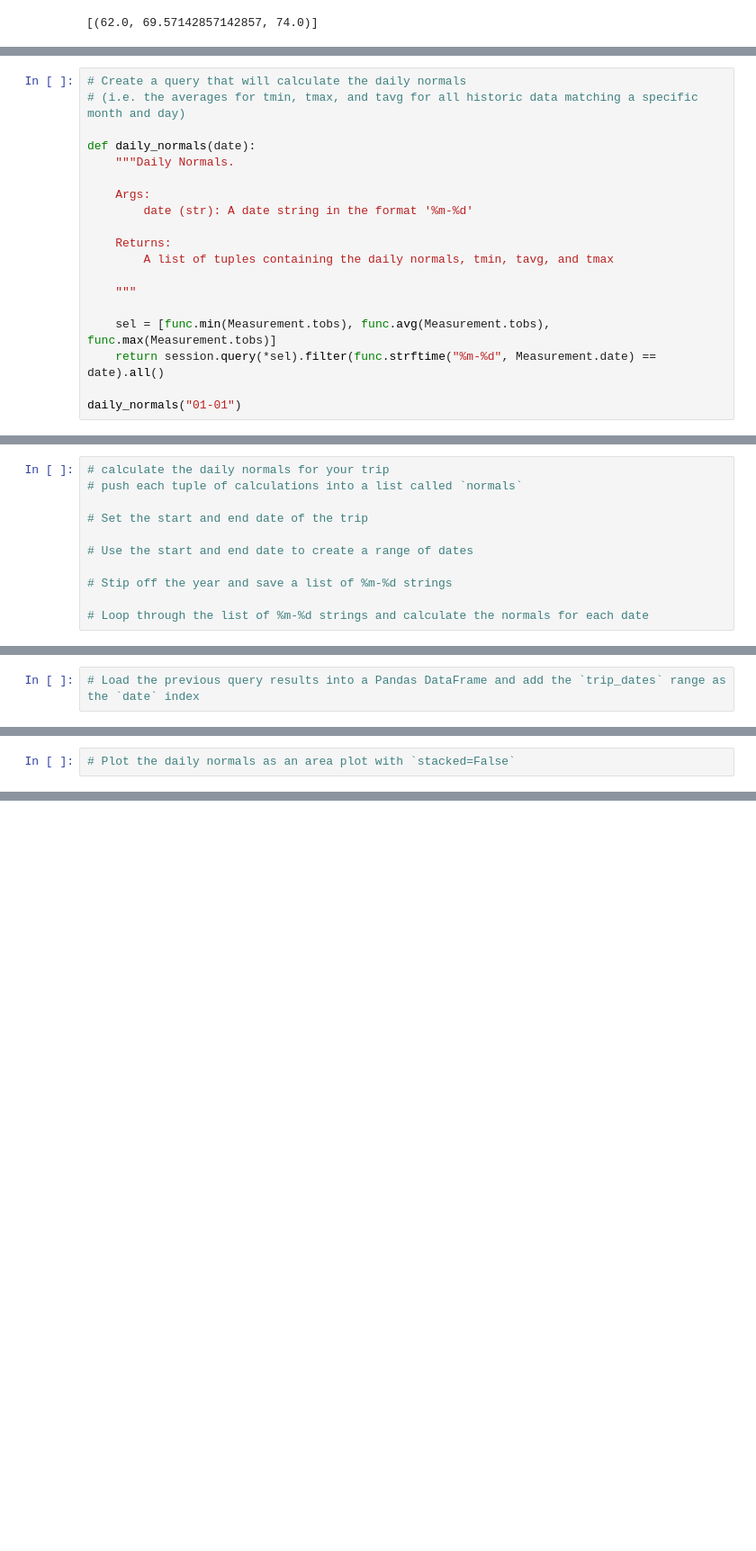
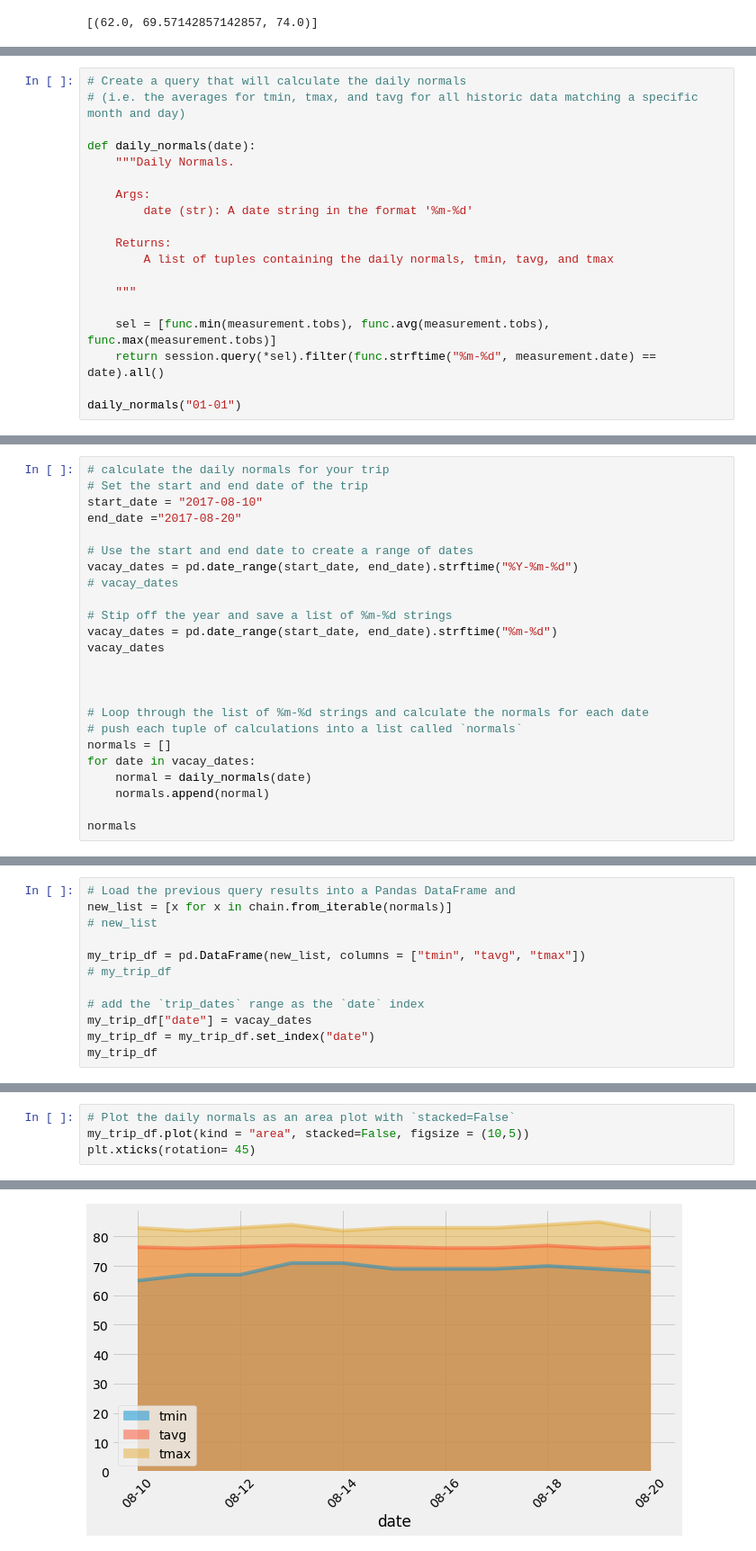
Before and after one commit to CoryOpie/Weather-Data-, a Jupyter notebook: climate_starter.ipynb, the cells around one changed output, grey strips where cells are left out. Shown at 90% size. Drawn from its saved outputs; the diff is of its cells as text; blank space fills up the shorter version.

```diff
--- a/climate_starter.ipynb
+++ b/climate_starter.ipynb
@@ -223,7 +266,7 @@ def daily_normals(date):
 
     """
 
-    sel = [func.min(Measurement.tobs), func.avg(Measurement.tobs), func.max(Measurement.tobs)]
-    return session.query(*sel).filter(func.strftime("%m-%d", Measurement.date) == date).all()
+    sel = [func.min(measurement.tobs), func.avg(measurement.tobs), func.max(measurement.tobs)]
+    return session.query(*sel).filter(func.strftime("%m-%d", measurement.date) == date).all()
 
 daily_normals("01-01")
@@ -230,11 +275,24 @@ daily_normals("01-01")
 # %%
 # calculate the daily normals for your trip
-# push each tuple of calculations into a list called `normals`
-
 # Set the start and end date of the trip
+start_date = "2017-08-10"
+end_date ="2017-08-20"
 
 # Use the start and end date to create a range of dates
+vacay_dates = pd.date_range(start_date, end_date).strftime("%Y-%m-%d")
+# vacay_dates
 
 # Stip off the year and save a list of %m-%d strings
+vacay_dates = pd.date_range(start_date, end_date).strftime("%m-%d")
+vacay_dates
+
+
 
 # Loop through the list of %m-%d strings and calculate the normals for each date
+# push each tuple of calculations into a list called `normals`
+normals = []
+for date in vacay_dates:
+    normal = daily_normals(date)
+    normals.append(normal)
+
+normals
@@ -241,2 +311,12 @@ daily_normals("01-01")
 # %%
-# Load the previous query results into a Pandas DataFrame and add the `trip_dates` range as the `date` index
+# Load the previous query results into a Pandas DataFrame and
+new_list = [x for x in chain.from_iterable(normals)]
+# new_list
+
+my_trip_df = pd.DataFrame(new_list, columns = ["tmin", "tavg", "tmax"])
+# my_trip_df
+
+# add the `trip_dates` range as the `date` index
+my_trip_df["date"] = vacay_dates
+my_trip_df = my_trip_df.set_index("date")
+my_trip_df
@@ -243,2 +337,5 @@ daily_normals("01-01")
 # %%
 # Plot the daily normals as an area plot with `stacked=False`
+my_trip_df.plot(kind = "area", stacked=False, figsize = (10,5))
+plt.xticks(rotation= 45)
+# %% [output]
@@ -244,0 +351 @@ daily_normals("01-01")
+[figure, added]
```
Also changed, not shown: parts of 9 cells of this notebook.
